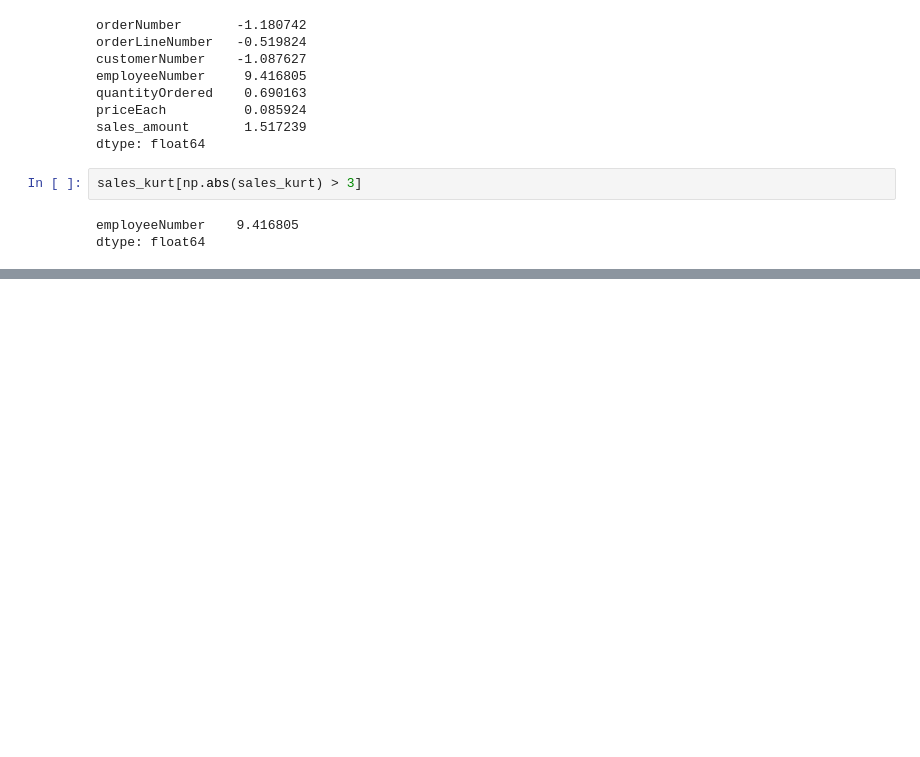
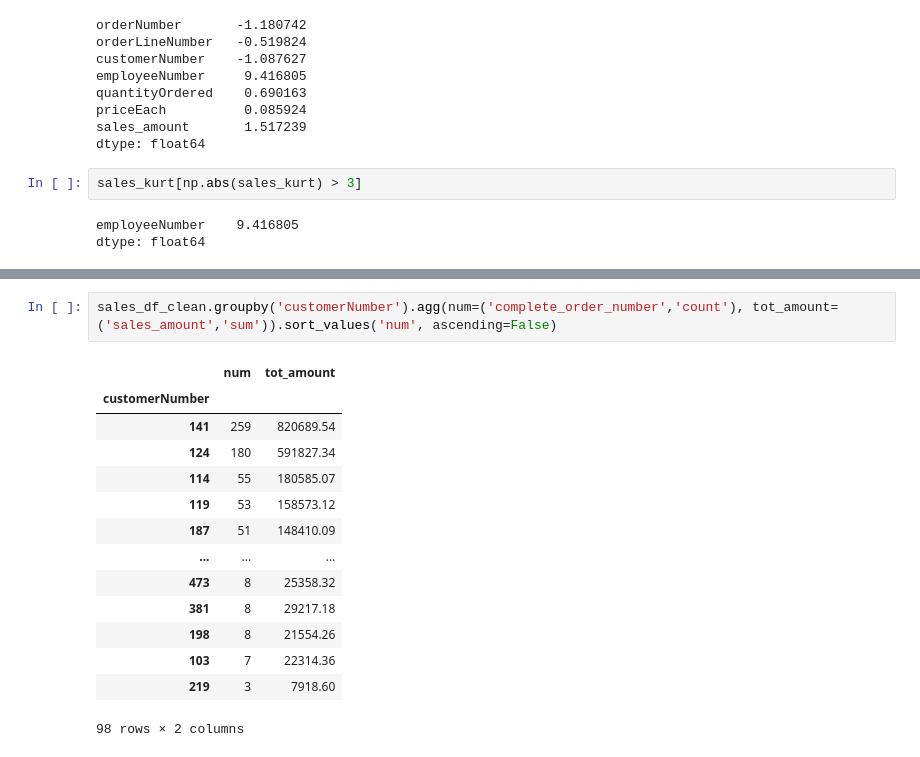
Before and after one commit to ricardoahumada/DataScienceBasics, a Jupyter notebook: ejercicios/04.1.Ejercicio_DataQ_Perfilado.ipynb, the cells around one changed output, grey strips where cells are left out. Cells and saved outputs as stored; diff of their text form; blank space fills up the shorter version.

```diff
--- a/ejercicios/04.1.Ejercicio_DataQ_Perfilado.ipynb
+++ b/ejercicios/04.1.Ejercicio_DataQ_Perfilado.ipynb
@@ -467,0 +475,17 @@ dtype: float64
+# %%
+sales_df_clean.groupby('customerNumber').agg(num=('complete_order_number','count'), tot_amount=('sales_amount','sum')).sort_values('num', ascending=False)
+# %% [output]
+|  | num | tot_amount |
+| customerNumber |  |  |
+| 141 | 259 | 820689.54 |
+| 124 | 180 | 591827.34 |
+| 114 | 55 | 180585.07 |
+| 119 | 53 | 158573.12 |
+| 187 | 51 | 148410.09 |
+| ... | ... | ... |
+| 473 | 8 | 25358.32 |
+| 381 | 8 | 29217.18 |
+| 198 | 8 | 21554.26 |
+| 103 | 7 | 22314.36 |
+| 219 | 3 | 7918.60 |
+98 rows × 2 columns
```
Also changed, not shown: parts of 1 cell of this notebook.
